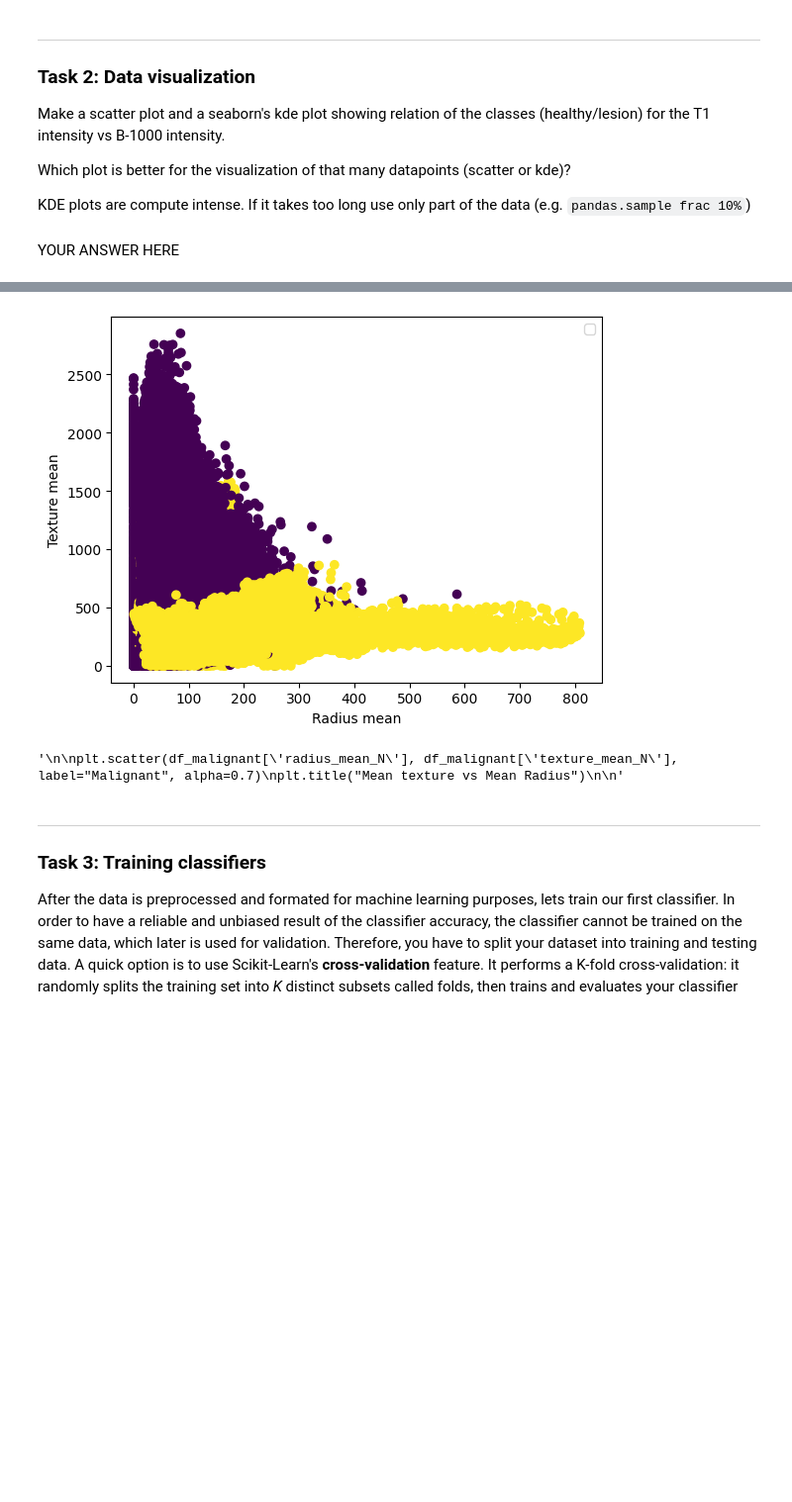
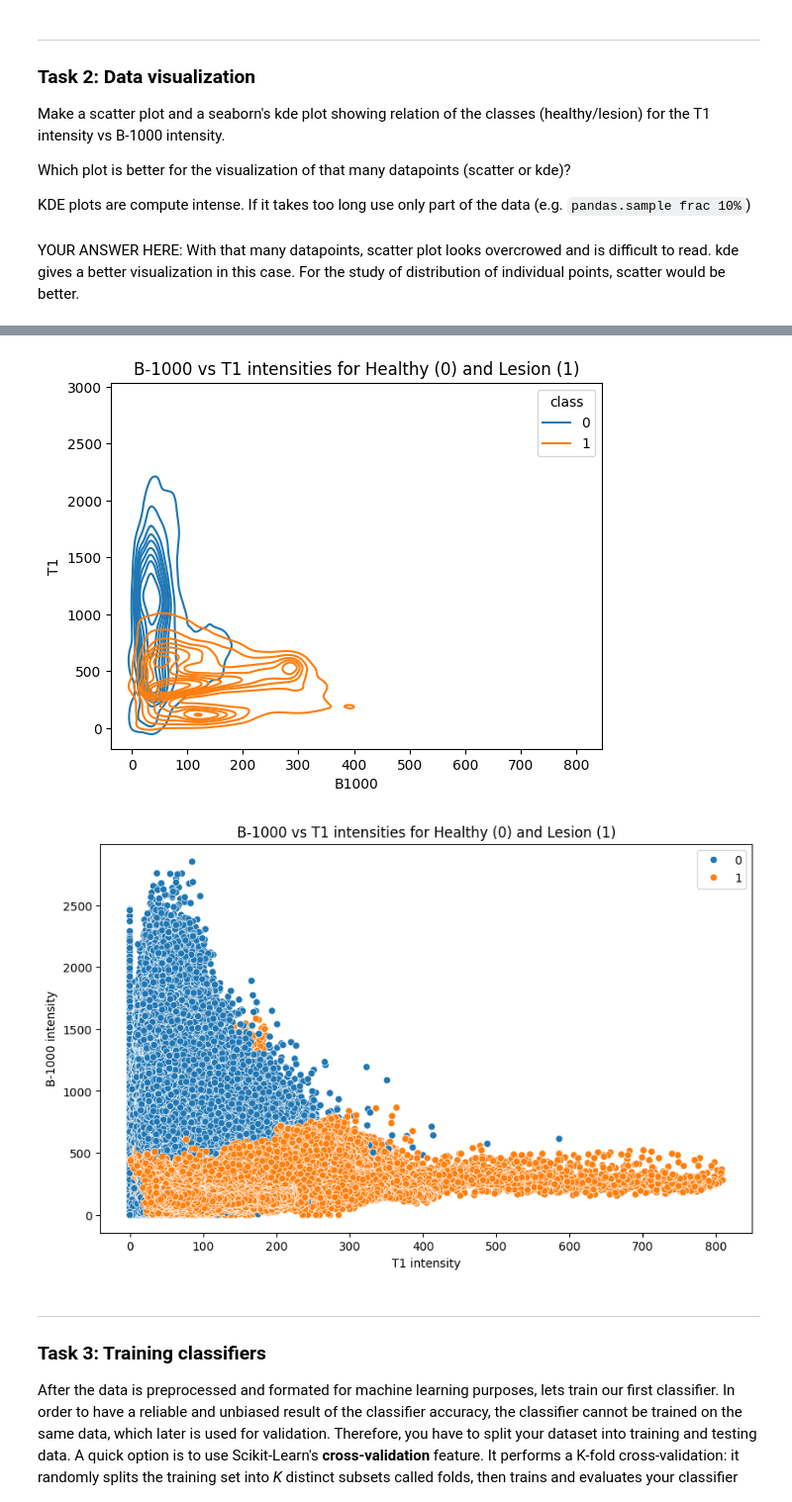
Before and after one commit to cesarz10/Health-Information, a Jupyter notebook: WPO-4/WPO_4_AlineJacquart_CesarZapata.ipynb, the cells around one changed output, grey strips where cells are left out. Shown at 99% size. Drawn from its saved outputs; the diff is of its cells as text; code cells hidden in the pictures; blank space fills up the shorter version.

````diff
--- a/WPO-4/WPO_4_AlineJacquart_CesarZapata.ipynb
+++ b/WPO-4/WPO_4_AlineJacquart_CesarZapata.ipynb
@@ -158,20 +164,22 @@ Make a scatter plot and a seaborn's kde plot showing relation of the classes (he
 Which plot is better for the visualization of that many datapoints (scatter or kde)?
 
 KDE plots are compute intense. If it takes too long use only part of the data (e.g. ```pandas.sample frac 10%```)
-# %% [markdown]
-YOUR ANSWER HERE
+# %% [markdown]
+YOUR ANSWER HERE: With that many datapoints, scatter plot looks overcrowed and is difficult to read. kde gives a better visualization in this case. For the study of distribution of individual points, scatter would be better.
 # %%
 ### Code for Task 2
 import seaborn as sns
-sns.kdeplot(data=X, x='B1000', y = 'T1', hue=Y)
-plt.title("B-1000 vs T1 intensities")
+from matplotlib.colors import ListedColormap
+
+sns.kdeplot(data=X, x='B1000', y = 'T1', hue=Y, hue_order=[0, 1], label=["Healthy", "Lesion"])
+plt.title("B-1000 vs T1 intensities for Healthy (0) and Lesion (1)")
 plt.show()
 
-plt.scatter(X['B1000'], X['T1'], c=Y)
-plt.legend()
-
+plt.figure(figsize=(10, 6))
+sns.scatterplot(x=X['B1000'], y=X['T1'], hue=Y)
 plt.xlabel("T1 intensity")
 plt.ylabel("B-1000 intensity")
-plt.title("B-1000 vs T1 intensities")
+plt.title("B-1000 vs T1 intensities for Healthy (0) and Lesion (1)")
+plt.legend()
 plt.show()
 # %% [output]
@@ -179,5 +186,5 @@ WARNING:matplotlib.legend:No artists with labels found to put in legend.  Note t
-[figure, old version]
+[figure, new version]
-'\n\nplt.scatter(df_malignant[\'radius_mean_N\'], df_malignant[\'texture_mean_N\'], label="Malignant", alpha=0.7)\nplt.title("Mean texture vs Mean Radius")\n\n'
+[figure, added]
 # %% [markdown]
 ***
 ### Task 3: Training classifiers
````
Also changed, not shown: parts of 14 cells of this notebook.
